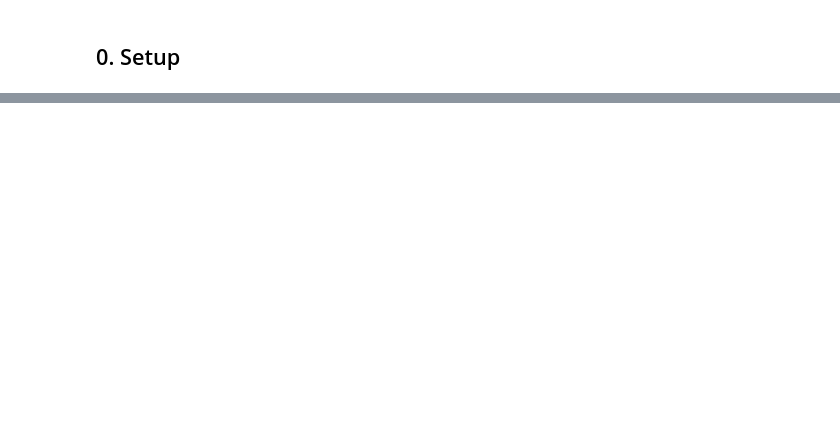
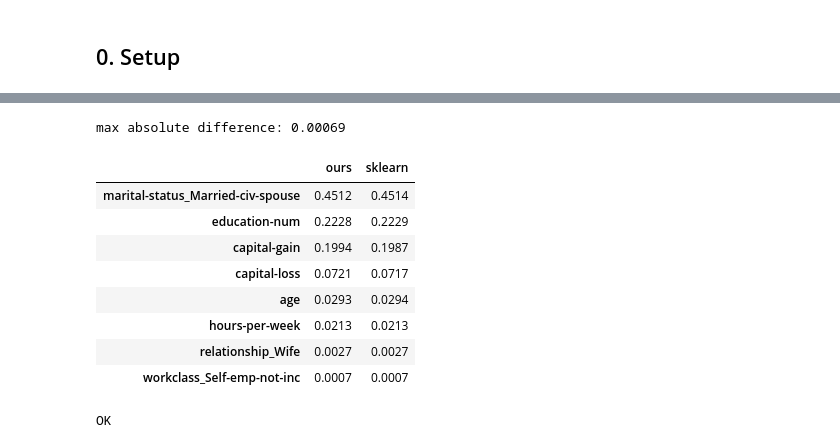
Before and after one commit to Petrel971/ML-Project-Bootcamp, a Jupyter notebook: notebooks/01_cart_from_scratch.ipynb, the cells around one changed output, grey strips where cells are left out. Saved outputs shown, nothing was run; the diff lists cells and outputs as text; code cells hidden in the pictures; blank space fills up the shorter version.

```diff
--- a/notebooks/01_cart_from_scratch.ipynb
+++ b/notebooks/01_cart_from_scratch.ipynb
@@ -122,0 +417,22 @@ min_samples_leaf, pure node, min_impurity_decrease).*
+# %%
+# Checkpoint: close to DecisionTreeClassifier.feature_importances_
+ours = CARTClassifier(max_depth=6).fit(X_train, y_train)
+ref = DecisionTreeClassifier(max_depth=6, random_state=SEED).fit(X_train, y_train)
+diff = np.abs(ours.feature_importances_ - ref.feature_importances_).max()
+print(f"max absolute difference: {diff:.5f}")
+assert diff < 0.01
+top = pd.DataFrame({"ours": ours.feature_importances_, "sklearn": ref.feature_importances_}, index=feature_names)
+display(top.sort_values("ours", ascending=False).head(8).round(4))
+print("OK")
+# %% [output]
+max absolute difference: 0.00069
+|  | ours | sklearn |
+| marital-status_Married-civ-spouse | 0.4512 | 0.4514 |
+| education-num | 0.2228 | 0.2229 |
+| capital-gain | 0.1994 | 0.1987 |
+| capital-loss | 0.0721 | 0.0717 |
+| age | 0.0293 | 0.0294 |
+| hours-per-week | 0.0213 | 0.0213 |
+| relationship_Wife | 0.0027 | 0.0027 |
+| workclass_Self-emp-not-inc | 0.0007 | 0.0007 |
+OK
```
Also changed, not shown: parts of 57 cells of this notebook, 12 other files.
